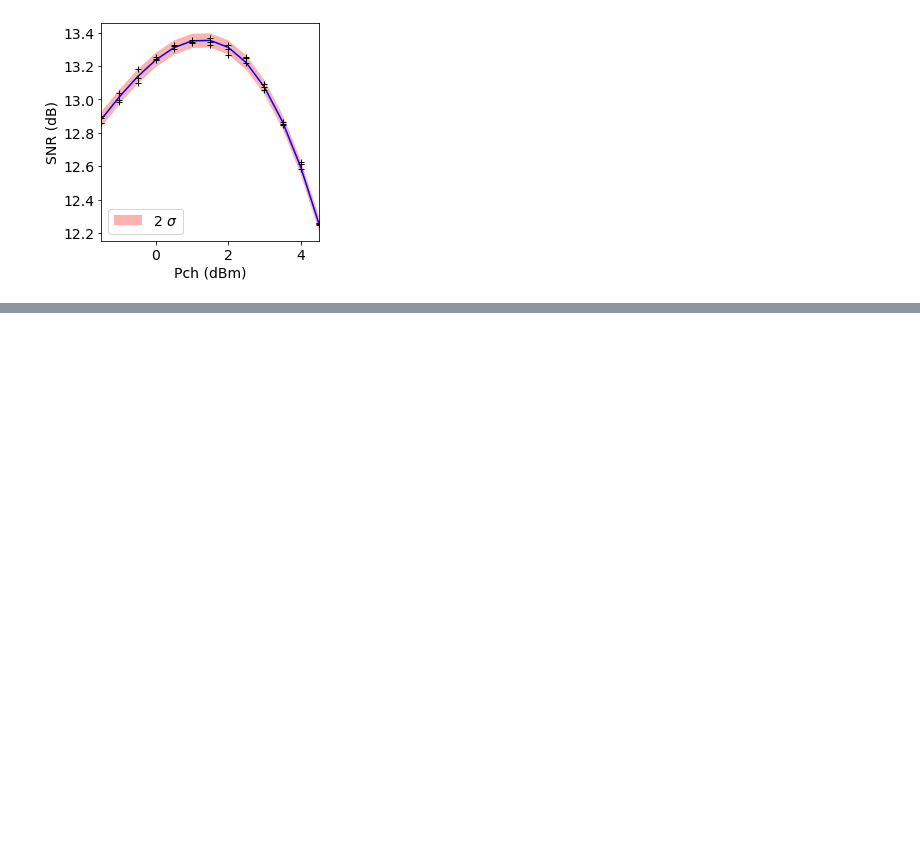
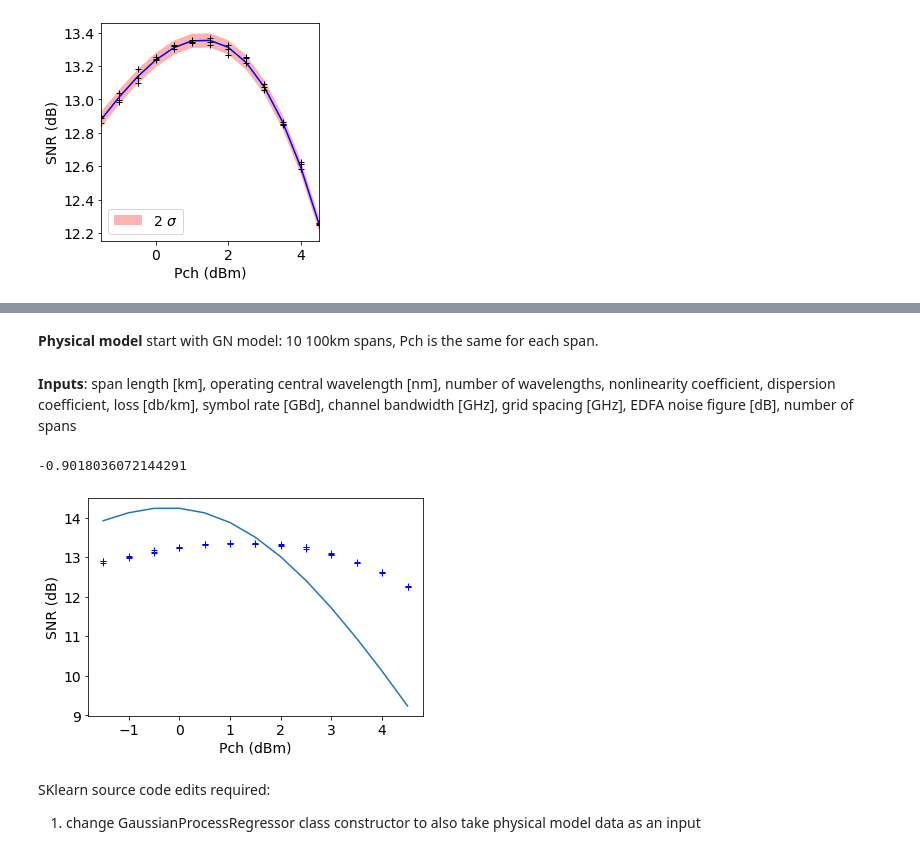
Before and after one commit to joshnevin/physics_enhanced_GPs, a Jupyter notebook: power_sweep_example.ipynb, the cells around one changed output, grey strips where cells are left out. Drawn from its saved outputs; the diff is of its cells as text; code cells hidden in the pictures; blank space fills up the shorter version.

```diff
--- a/power_sweep_example.ipynb
+++ b/power_sweep_example.ipynb
@@ -86,0 +131,2 @@ SyntaxError: invalid syntax (<ipython-input-71-cb82f3e8c67e>, line 2)
+# %% [markdown]
+**Physical model** start with GN model: 10 100km spans, Pch is the same for each span.
@@ -86,0 +181,21 @@ SyntaxError: invalid syntax (<ipython-input-71-cb82f3e8c67e>, line 2)
+# %% [markdown]
+**Inputs**: span length [km], operating central wavelength [nm], number of wavelengths, nonlinearity coefficient, dispersion coefficient, loss [db/km], symbol rate [GBd], channel bandwidth [GHz], grid spacing [GHz], EDFA noise figure [dB], number of spans
+# %%
+phys_model = GN_model(100, 1550, 1, 1.27, 16.7, 0.2, 32, 41.6, 50, 4.5, 10)
+# %%
+phys_model.find_pch_opt()
+# %% [output]
+-0.9018036072144291
+# %%
+snr_gn = phys_model.predict_snr(pch)
+# %%
+plt.plot(pch, snr, 'b+')
+plt.plot(pch, snr_gn)
+plt.xlabel("Pch (dBm)")
+plt.ylabel("SNR (dB)")
+plt.show()
+# %% [output]
+[figure, added]
+# %% [markdown]
+SKlearn source code edits required:
+1. change GaussianProcessRegressor class constructor to also take physical model data as an input
```
Also changed, not shown: parts of 10 cells of this notebook.
